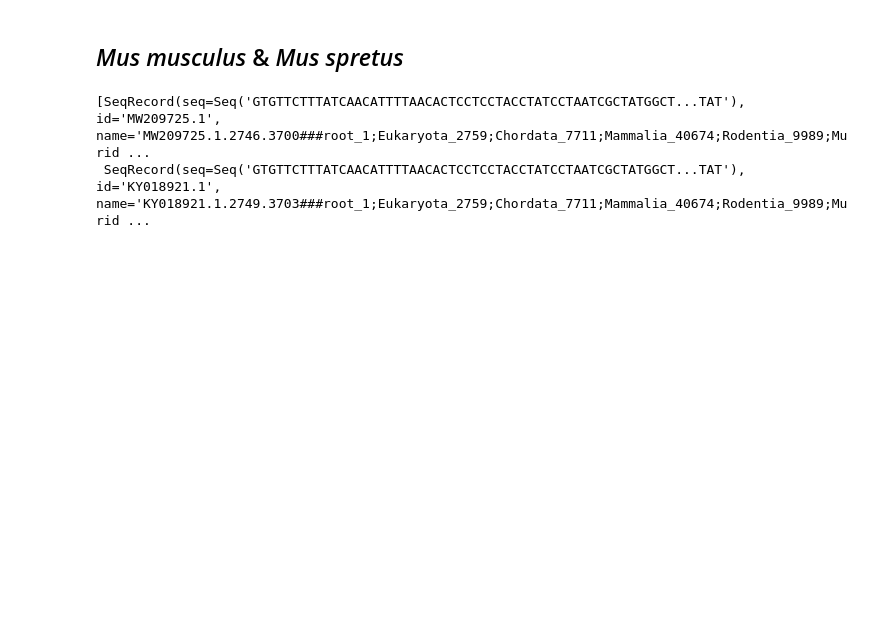
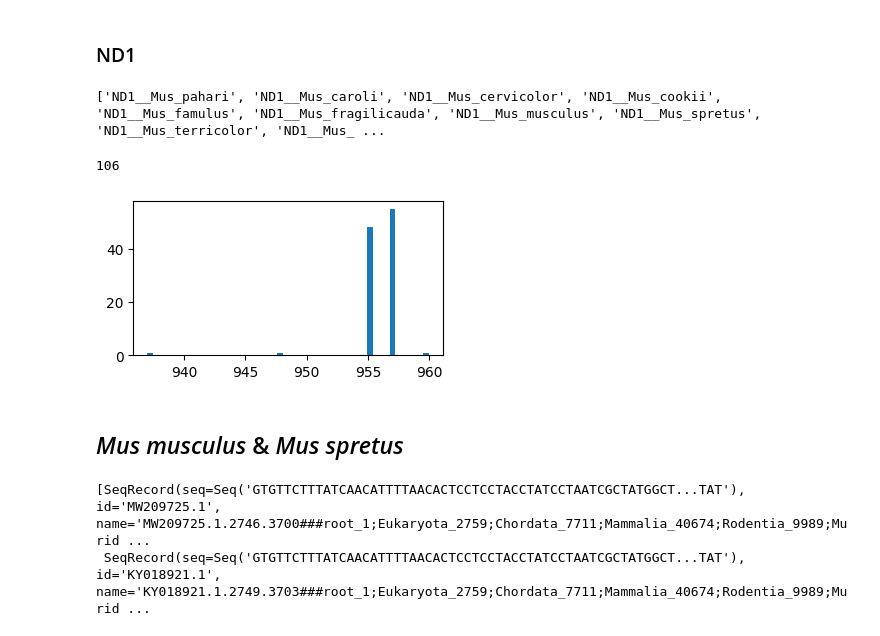
Before and after one commit to mitoclub/nemu-pipeline, a Jupyter notebook: notebooks/prepare_beasts_datasets.ipynb, the cells around one changed output. Saved outputs shown, nothing was run; the diff lists cells and outputs as text; code cells hidden in the pictures; blank space fills up the shorter version.

```diff
--- a/notebooks/prepare_beasts_datasets.ipynb
+++ b/notebooks/prepare_beasts_datasets.ipynb
@@ -52,3 +94,30 @@ def filter_seqs(seqs, nseqs_min=10, var_gene_len=0.2):
+# %% [markdown]
+### ND1
+# %%
+pattern = "Mus_10088"
+seqs = collect_seqs(pattern, "UNIQ", ['ND1'])
+seqs_filtered = filter_seqs_dict(seqs, 1, 0.1)
+print(list(seqs_filtered.keys()))
+
+MAX_SP_NSEQS = 100
+cytb_recs = []
+for gene_sp, recs in seqs_filtered.items():
+    if len(recs) > MAX_SP_NSEQS:
+        print(gene_sp)
+        recs = random.sample(recs, MAX_SP_NSEQS)
+    cytb_recs.extend(recs)
+
+cytb_recs_filtered = filter_seqs(cytb_recs, 0.1)
+
+SeqIO.write(cytb_recs_filtered, "../data/MUS/genes/ND1.fna", "fasta-2line")
+# %% [output]
+['ND1__Mus_pahari', 'ND1__Mus_caroli', 'ND1__Mus_cervicolor', 'ND1__Mus_cookii', 'ND1__Mus_famulus', 'ND1__Mus_fragilicauda', 'ND1__Mus_musculus', 'ND1__Mus_spretus', 'ND1__Mus_terricolor', 'ND1__Mus_ ...
+106
+# %%
+plt.figure(figsize=(4, 2))
+plt.hist([len(x) for x in cytb_recs], bins=50);
+# %% [output]
+[figure, added]
 # %% [markdown]
 ## *Mus musculus* & *Mus spretus*
 # %%
```
Also changed, not shown: parts of 6 cells of this notebook, 4 other files.
